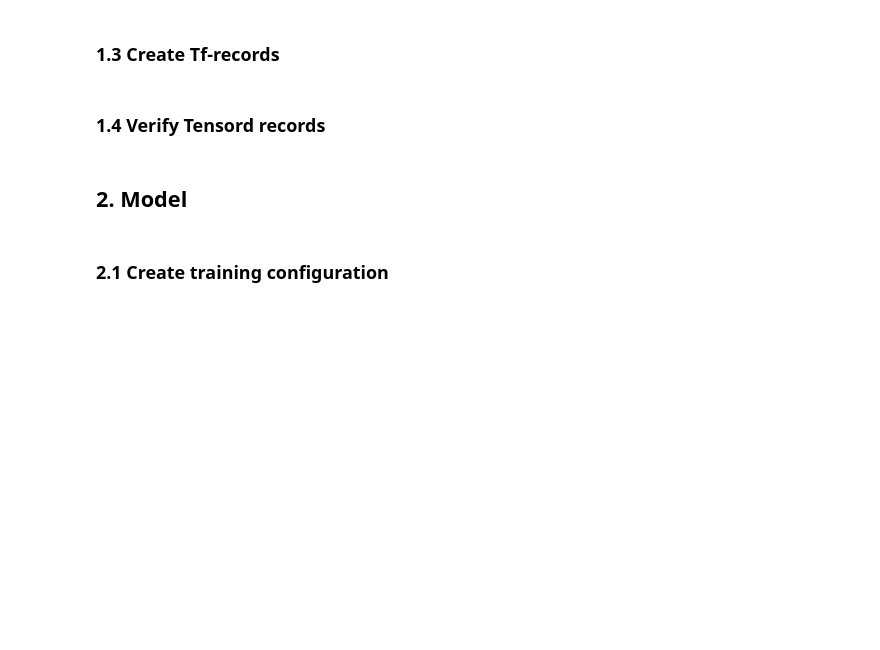
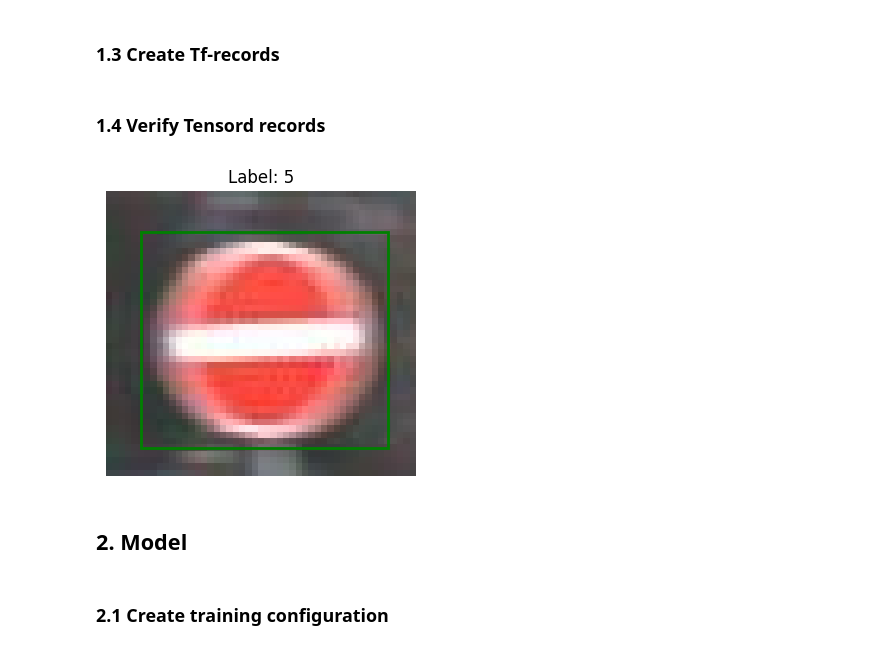
Before and after one commit to aKravtschenko/gtsrb-objectdetection, a Jupyter notebook: tf_object_detection.ipynb, the cells around one changed output. Drawn from its saved outputs; the diff is of its cells as text; code cells hidden in the pictures; blank space fills up the shorter version.

```diff
--- a/tf_object_detection.ipynb
+++ b/tf_object_detection.ipynb
@@ -626,14 +666,16 @@ def display_image_at_index(parsed_dataset, index):
             plt.show()
             break
 # %%
-train_record = read_tfrecord('./myModules/records/train.record')
-test_record = read_tfrecord('./myModules/records/test.record')
+train_record = read_tfrecord('./myModules/records/trainWoUnknown.record')
+test_record = read_tfrecord('./myModules/records/testWoUnknown.record')
 # %%
 %matplotlib inline
 # %%
 display_image_at_index(test_record, 888)
 # %%
-display_image_at_index(train_record, 10000)
+display_image_at_index(train_record, 8000)
+# %% [output]
+[figure, added]
 # %% [markdown]
 ## 2. Model
 # %%
```
Also changed, not shown: parts of 50 cells of this notebook, 23 other files.
